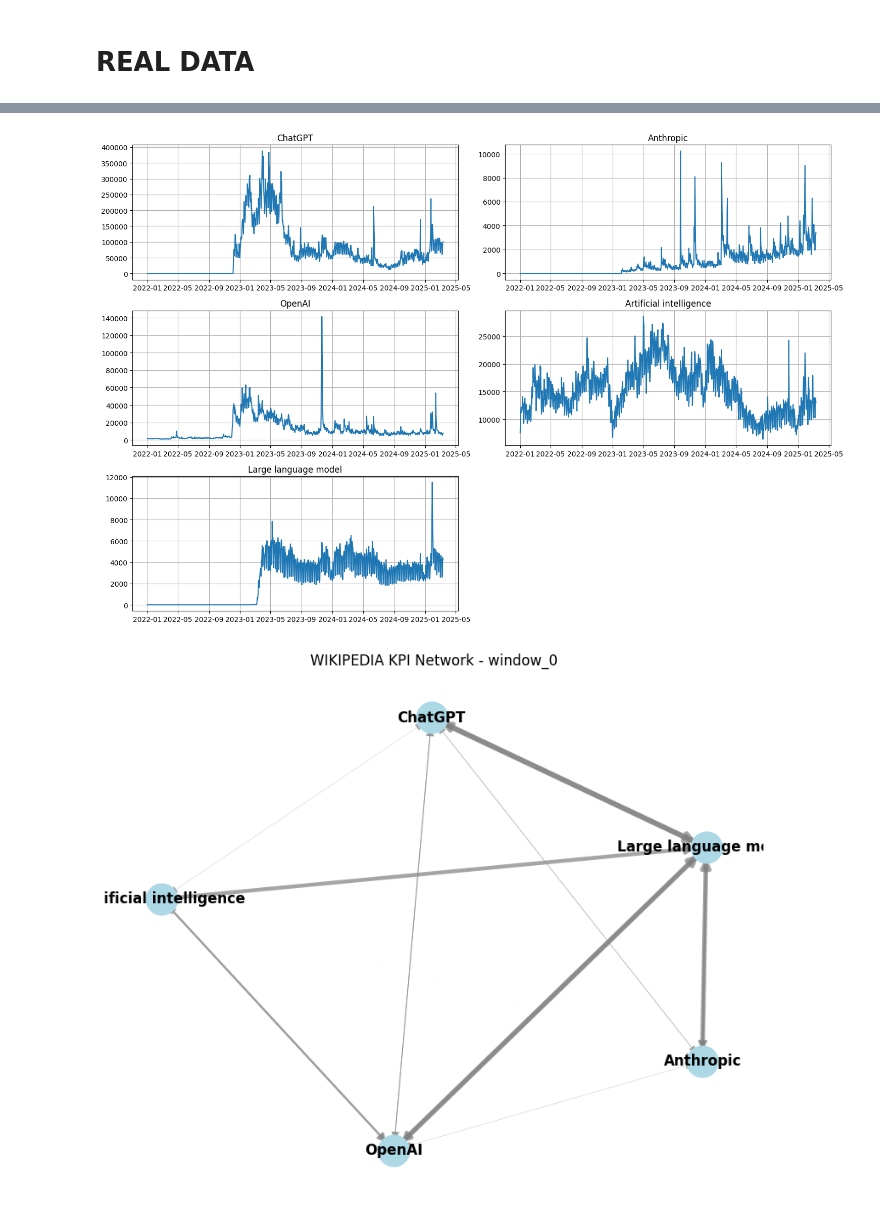
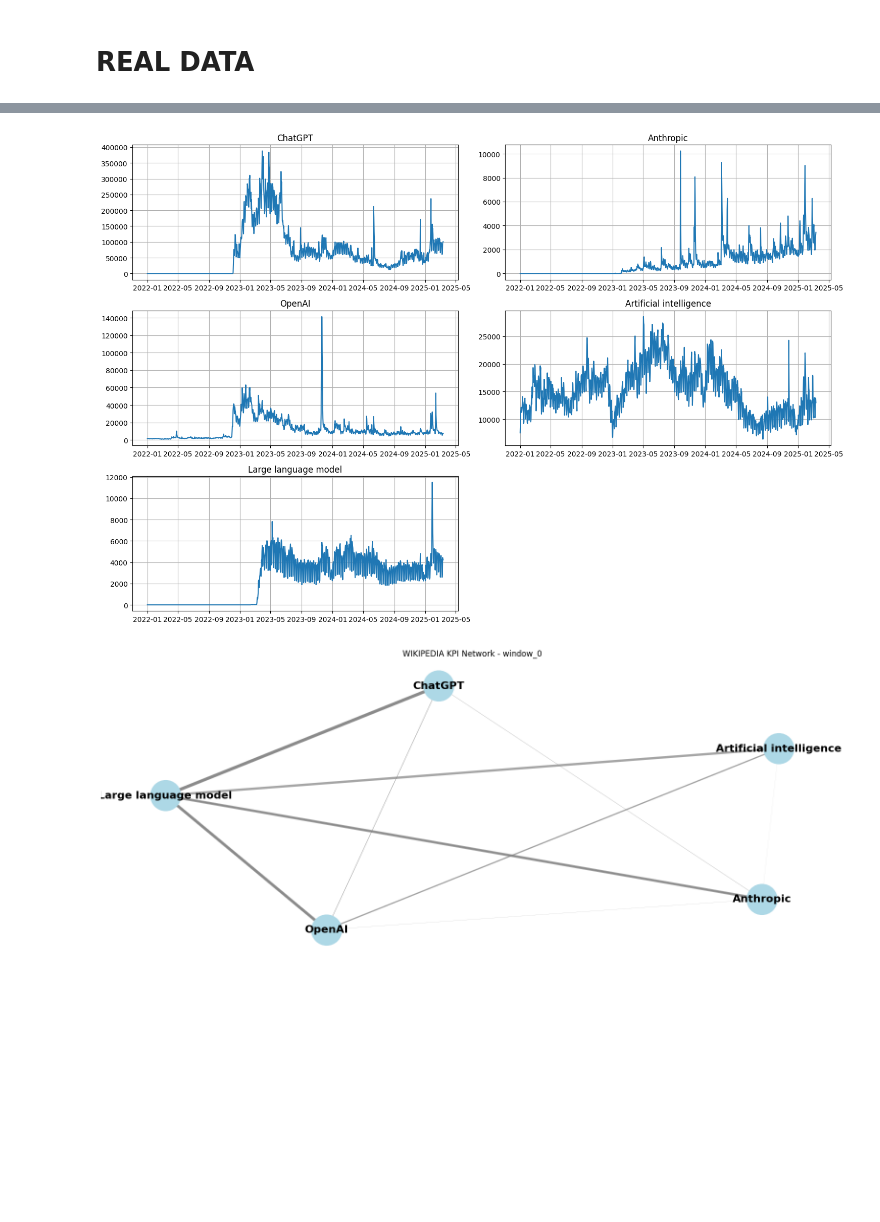
Before and after one commit to witlox/mtsn, a Jupyter notebook: mtsn.ipynb, the cells around one changed output, grey strips where cells are left out. Saved outputs shown, nothing was run; the diff lists cells and outputs as text; code cells hidden in the pictures; blank space fills up the shorter version.

```diff
--- a/mtsn.ipynb
+++ b/mtsn.ipynb
@@ -584,13 +584,13 @@ print(f"Graph structure learned for {len(adjacency_matrices)} time windows")
 window_to_plot = list(mtsn.graph_series.keys())[0]
 G = mtsn.graph_series[window_to_plot]
 
-plt.figure(figsize=(10, 8))
+plt.figure(figsize=(20, 8))
 pos = nx.spring_layout(G, seed=42)
 edge_weights = [G[u][v]['weight'] * 1000 for u, v in G.edges()]
 
-nx.draw_networkx_nodes(G, pos, node_size=700, node_color='lightblue')
+nx.draw_networkx_nodes(G, pos, node_size=2100, node_color='lightblue')
 nx.draw_networkx_edges(G, pos, width=edge_weights, alpha=0.7, edge_color='gray', arrows=True, arrowsize=15)
-nx.draw_networkx_labels(G, pos, font_size=12, font_weight='bold')
+nx.draw_networkx_labels(G, pos, font_size=16, font_weight='bold')
 plt.title(f'WIKIPEDIA KPI Network - {window_to_plot}')
 plt.axis('off')
 
@@ -599,14 +599,14 @@ print("\nTest 3: Community Detection")
 communities = mtsn.detect_communities(method='spectral', n_communities=2)
 
 # Visualize communities
-plt.figure(figsize=(10, 8))
+plt.figure(figsize=(20, 8))
 community_dict = communities[window_to_plot]
 colors = ['lightblue', 'lightgreen', 'salmon', 'yellow']
 node_colors = [colors[community_dict[node]] for node in G.nodes()]
 
-nx.draw_networkx_nodes(G, pos, node_size=700, node_color=node_colors)
+nx.draw_networkx_nodes(G, pos, node_size=2100, node_color=node_colors)
 nx.draw_networkx_edges(G, pos, width=edge_weights, alpha=0.7, edge_color='gray', arrows=True, arrowsize=15)
-nx.draw_networkx_labels(G, pos, font_size=12, font_weight='bold')
+nx.draw_networkx_labels(G, pos, font_size=16, font_weight='bold')
 plt.title(f'WIKIPEDIA Communities - {window_to_plot}')
 plt.axis('off')
 
@@ -696,3 +696,3 @@ min         0.00       0.00     759.00                  6406.00
 Full analysis completed successfully
 [figure]
-[figure, old version]
+[figure, new version]
```
Also changed, not shown: parts of 2 cells of this notebook.
